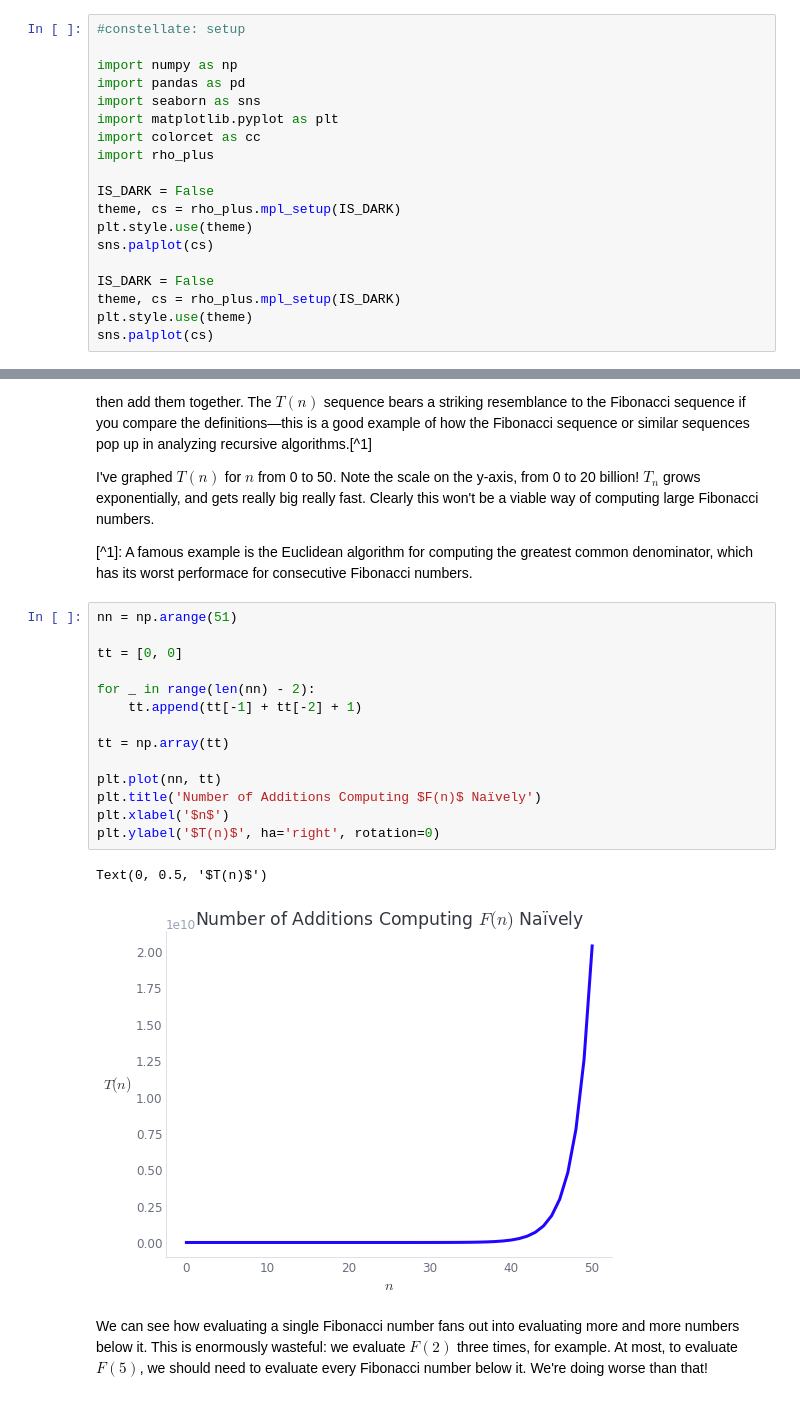
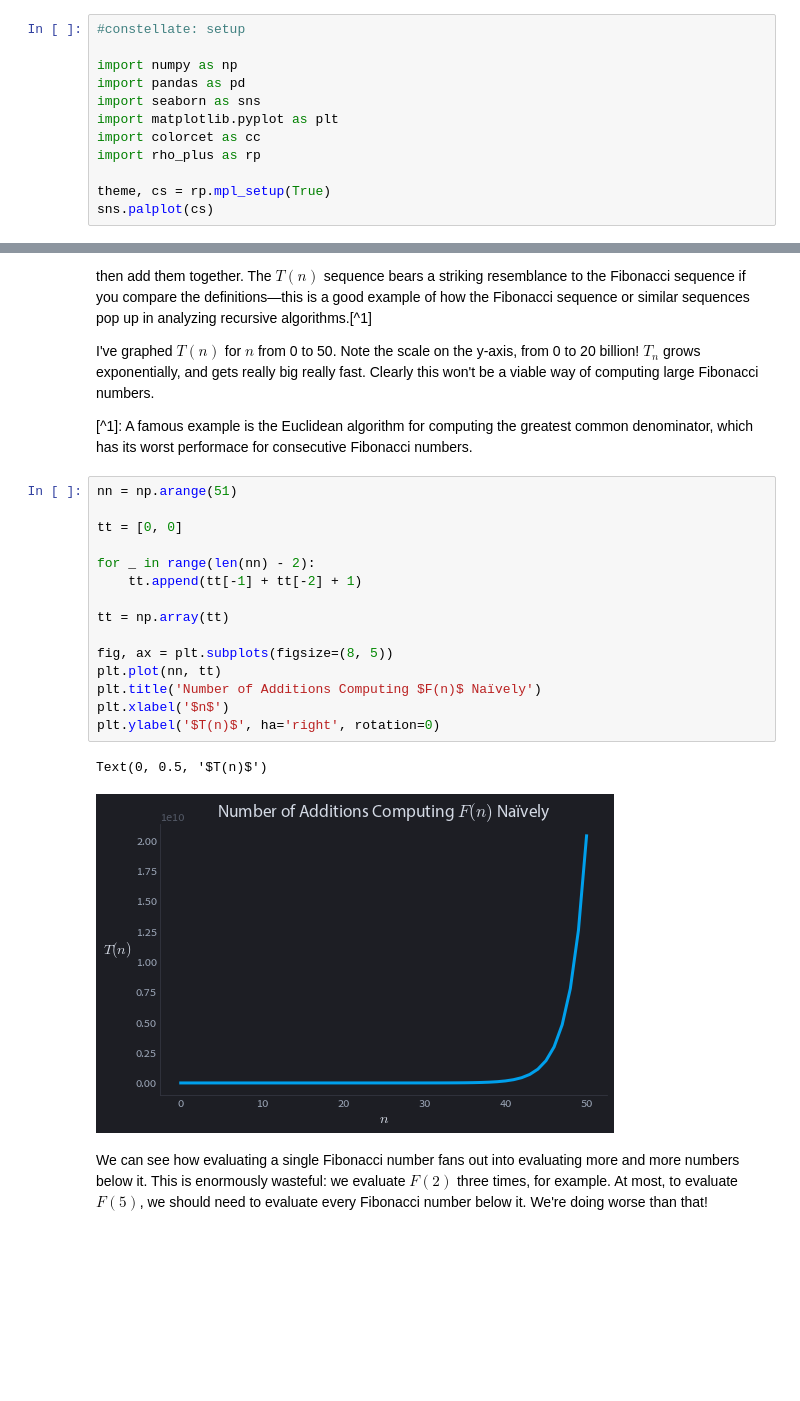
Before and after one commit to nicholas-miklaucic/rho, a Jupyter notebook: fast-fib.ipynb, the cells around one changed output, grey strips where cells are left out. Saved outputs shown, nothing was run; the diff lists cells and outputs as text; blank space fills up the shorter version.

```diff
--- a/fast-fib.ipynb
+++ b/fast-fib.ipynb
@@ -6,15 +6,8 @@ import pandas as pd
 import seaborn as sns
 import matplotlib.pyplot as plt
 import colorcet as cc
-import rho_plus
+import rho_plus as rp
 
-IS_DARK = False
-theme, cs = rho_plus.mpl_setup(IS_DARK)
-plt.style.use(theme)
+theme, cs = rp.mpl_setup(True)
 sns.palplot(cs)
-
-IS_DARK = False
-theme, cs = rho_plus.mpl_setup(IS_DARK)
-plt.style.use(theme)
-sns.palplot(cs)
 # %% [output]
@@ -67,20 +59,21 @@ I've graphed $T(n)$ for $n$ from 0 to 50. Note the scale on the y-axis, from 0 t
 # %%
 nn = np.arange(51)
 
 tt = [0, 0]
 
 for _ in range(len(nn) - 2):
     tt.append(tt[-1] + tt[-2] + 1)
 
 tt = np.array(tt)
 
+fig, ax = plt.subplots(figsize=(8, 5))
 plt.plot(nn, tt)
 plt.title('Number of Additions Computing $F(n)$ Naïvely')
 plt.xlabel('$n$')
 plt.ylabel('$T(n)$', ha='right', rotation=0)
 # %% [output]
 Text(0, 0.5, '$T(n)$')
-[figure, old version]
+[figure, new version]
 # %% [markdown]
 We can see how evaluating a single Fibonacci number fans out into evaluating more and more numbers below it. This is enormously wasteful: we evaluate $F(2)$ three times, for example. At most, to evaluate $F(5)$, we should need to evaluate every Fibonacci number below it. We're doing worse than that!
 # %%
```
Also changed, not shown: parts of 33 cells of this notebook, 2 other files.
